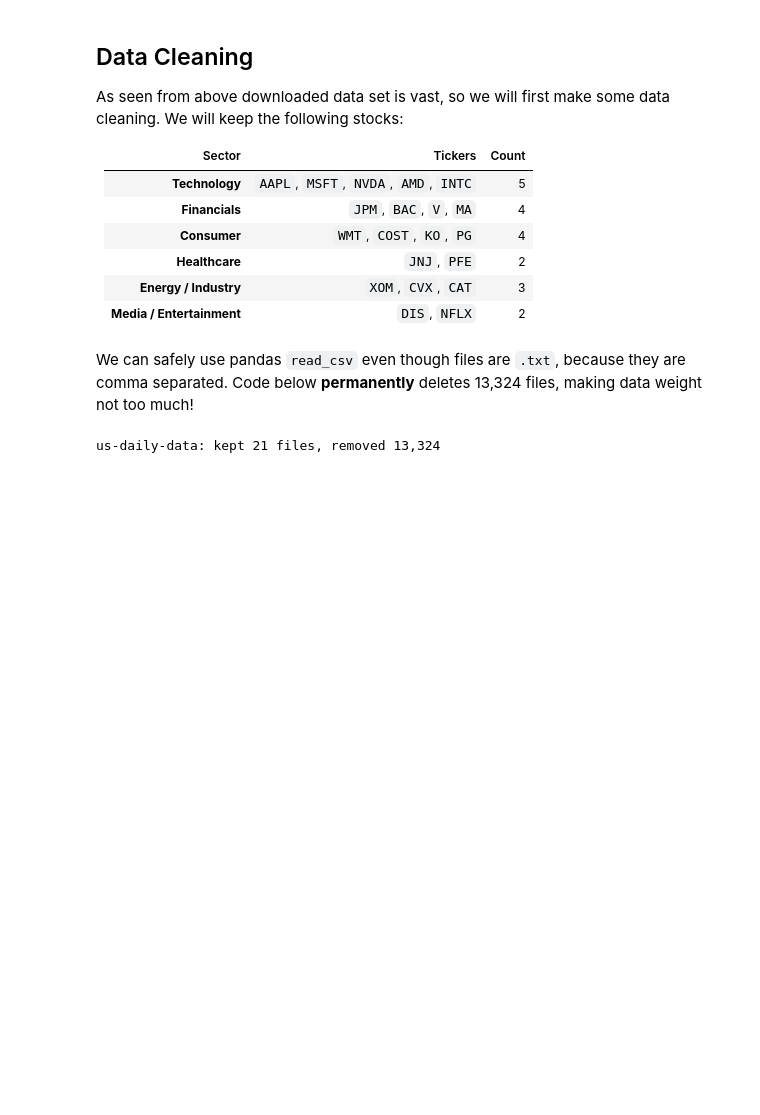
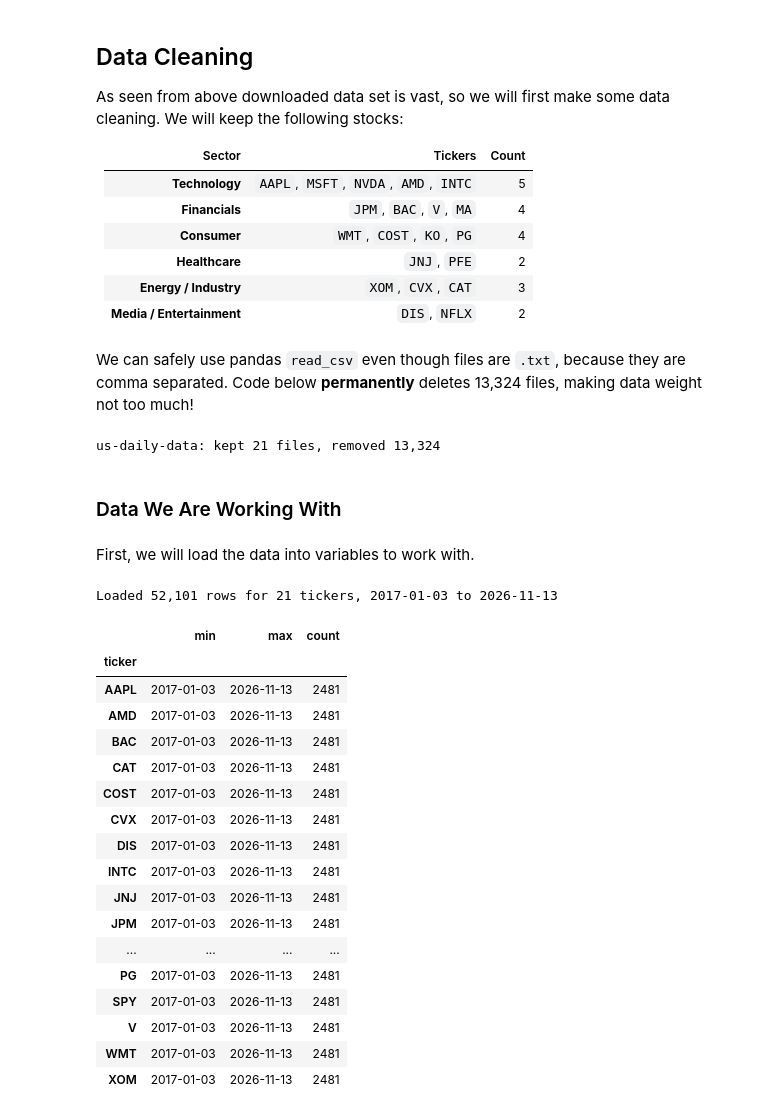
Before and after one commit to DellKnow/Stock-Market-Volatility-Predictor, a Jupyter notebook: stock-market-volatility-predictor.ipynb, the cells around one changed output. Cells and saved outputs as stored; diff of their text form; code cells hidden in the pictures; blank space fills up the shorter version.

```diff
--- a/stock-market-volatility-predictor.ipynb
+++ b/stock-market-volatility-predictor.ipynb
@@ -223,3 +223,51 @@ else:
     print(f"{DATA_DIR}: kept {n_after} files, removed {n_before - n_after:,}")
 # %% [output]
 us-daily-data: kept 21 files, removed 13,324
+# %% [markdown]
+### Data We Are Working With
+# %% [markdown]
+First, we will load the data into variables to work with.
+# %%
+# Read the needed tickers from us-daily-data/ into one table (read-only).
+COLS = ["ticker", "per", "date", "time", "open", "high", "low", "close", "volume", "openint"]
+LOAD_FROM = "2017-01-01"   # one year of warm-up before the 2018 modelling start
+
+# One check covers every step above: each needed file must be findable.
+files = {p.name.split(".")[0].upper(): p for p in DATA_DIR.rglob("*.us.txt")}
+missing = [t for t in TICKERS + [MARKET] if t not in files]
+assert not missing, f"Missing data for {missing}. Run the data setup cells above first."
+
+
+def read_ticker(symbol):
+    df = pd.read_csv(files[symbol], header=0, names=COLS)
+    df["date"] = pd.to_datetime(df["date"].astype(str), format="%Y%m%d")
+    df["ticker"] = symbol
+    return df.loc[df["date"] >= LOAD_FROM, ["ticker", "date", "open", "high", "low", "close", "volume"]]
+
+
+prices = pd.concat([read_ticker(t) for t in TICKERS + [MARKET]], ignore_index=True)
+prices = prices.sort_values(["ticker", "date"]).reset_index(drop=True)
+
+print(f"Loaded {len(prices):,} rows for {prices['ticker'].nunique()} tickers, "
+      f"{prices['date'].min().date()} to {prices['date'].max().date()}")
+display(prices.groupby("ticker")["date"].agg(["min", "max", "count"]))
+# %% [output]
+Loaded 52,101 rows for 21 tickers, 2017-01-03 to 2026-11-13
+|  | min | max | count |
+| ticker |  |  |  |
+| AAPL | 2017-01-03 | 2026-11-13 | 2481 |
+| AMD | 2017-01-03 | 2026-11-13 | 2481 |
+| BAC | 2017-01-03 | 2026-11-13 | 2481 |
+| CAT | 2017-01-03 | 2026-11-13 | 2481 |
+| COST | 2017-01-03 | 2026-11-13 | 2481 |
+| CVX | 2017-01-03 | 2026-11-13 | 2481 |
+| DIS | 2017-01-03 | 2026-11-13 | 2481 |
+| INTC | 2017-01-03 | 2026-11-13 | 2481 |
+| JNJ | 2017-01-03 | 2026-11-13 | 2481 |
+| JPM | 2017-01-03 | 2026-11-13 | 2481 |
+| ... | ... | ... | ... |
+| PG | 2017-01-03 | 2026-11-13 | 2481 |
+| SPY | 2017-01-03 | 2026-11-13 | 2481 |
+| V | 2017-01-03 | 2026-11-13 | 2481 |
+| WMT | 2017-01-03 | 2026-11-13 | 2481 |
+| XOM | 2017-01-03 | 2026-11-13 | 2481 |
```
Also changed, not shown: parts of 2 cells of this notebook, 1 other file.
